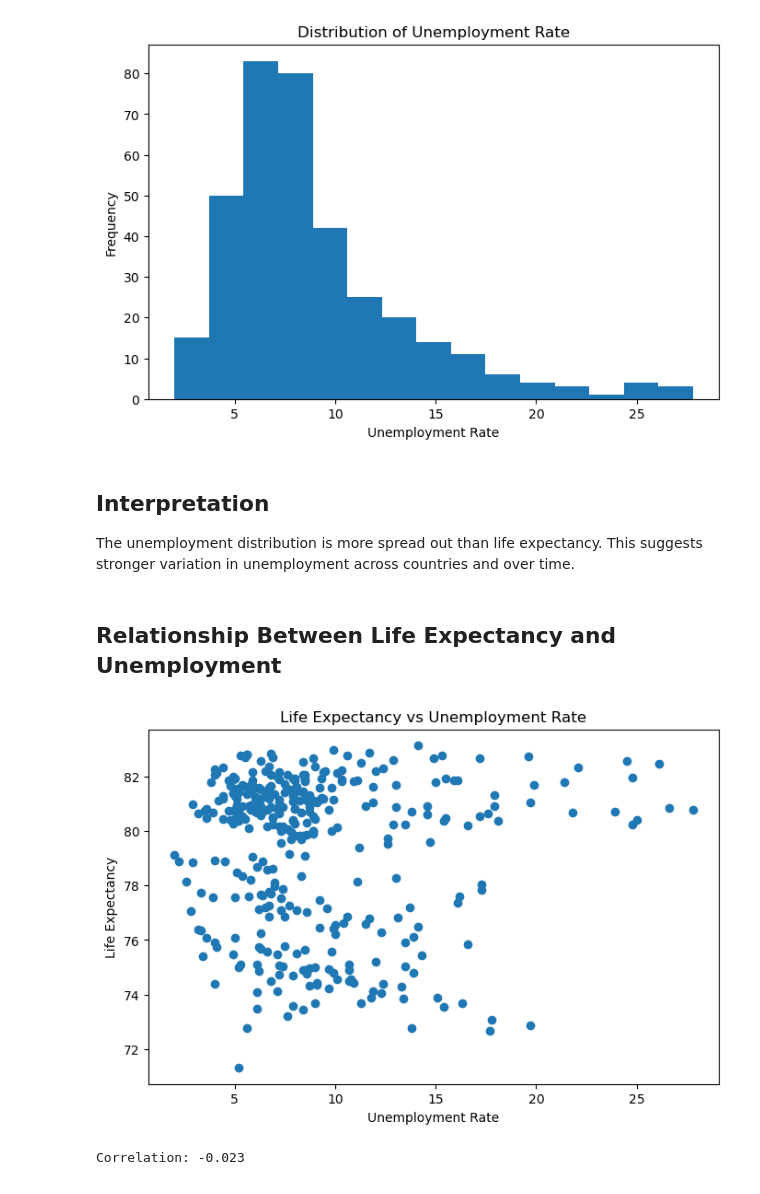
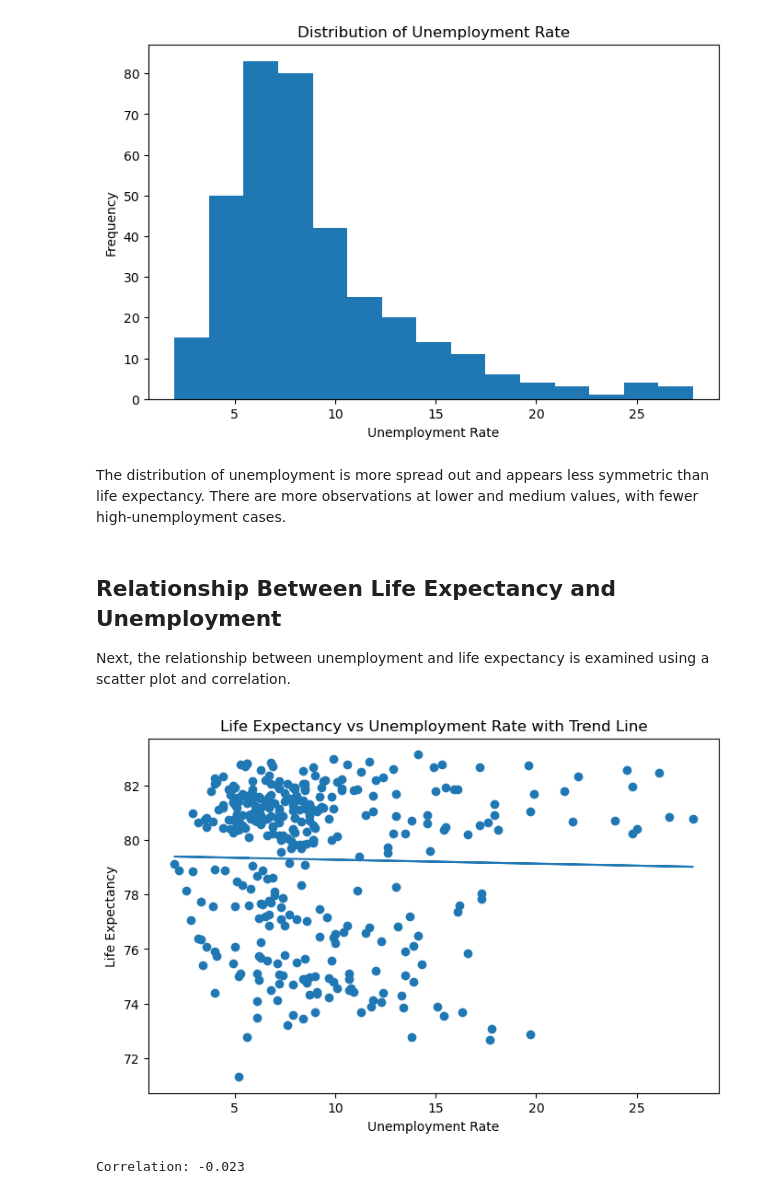
Before and after one commit to ohczed/life-expectancy-unemployment-europe, a Jupyter notebook: notebooks/final_project.ipynb, the cells around one changed output. Cells and saved outputs as stored; diff of their text form; code cells hidden in the pictures.

```diff
--- a/notebooks/final_project.ipynb
+++ b/notebooks/final_project.ipynb
@@ -348,22 +413,27 @@ plt.show()
 # %% [output]
 [figure]
 # %% [markdown]
-## Interpretation
-
-The unemployment distribution is more spread out than life expectancy. This suggests stronger variation in unemployment across countries and over time.
+The distribution of unemployment is more spread out and appears less symmetric than life expectancy. There are more observations at lower and medium values, with fewer high-unemployment cases.
 # %% [markdown]
 
 
 ## Relationship Between Life Expectancy and Unemployment
+
+Next, the relationship between unemployment and life expectancy is examined using a scatter plot and correlation.
 # %%
 plt.figure(figsize=(8, 5))
 plt.scatter(merged_df["unemployment_rate"], merged_df["life_expectancy"])
+
+z = np.polyfit(merged_df["unemployment_rate"], merged_df["life_expectancy"], 1)
+p = np.poly1d(z)
+
+plt.plot(merged_df["unemployment_rate"], p(merged_df["unemployment_rate"]))
 plt.xlabel("Unemployment Rate")
 plt.ylabel("Life Expectancy")
-plt.title("Life Expectancy vs Unemployment Rate")
+plt.title("Life Expectancy vs Unemployment Rate with Trend Line")
 plt.show()
 # %% [output]
-[figure, old version]
+[figure, new version]
 # %%
 correlation = merged_df["life_expectancy"].corr(merged_df["unemployment_rate"])
 print("Correlation:", round(correlation, 3))
```
Also changed, not shown: parts of 25 cells of this notebook.
